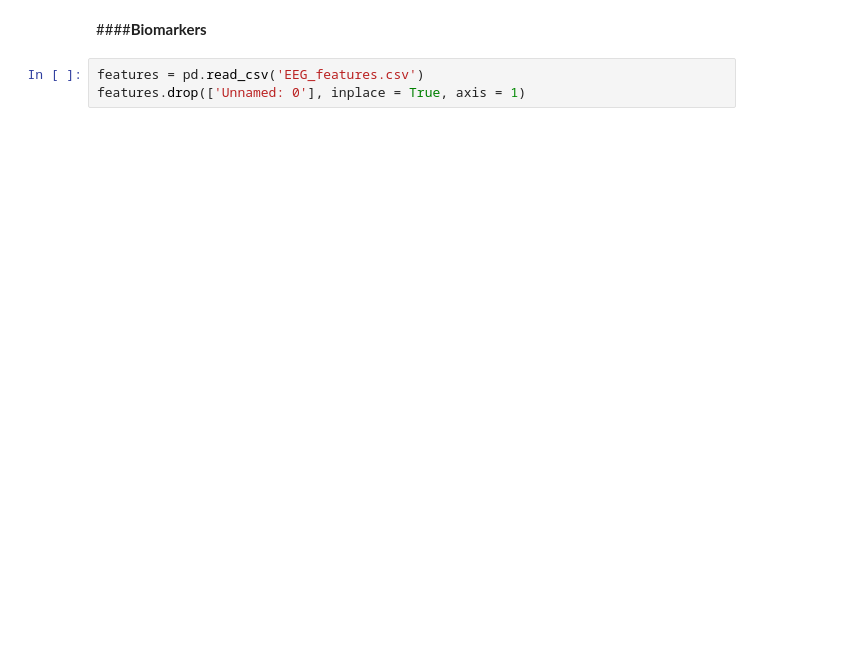
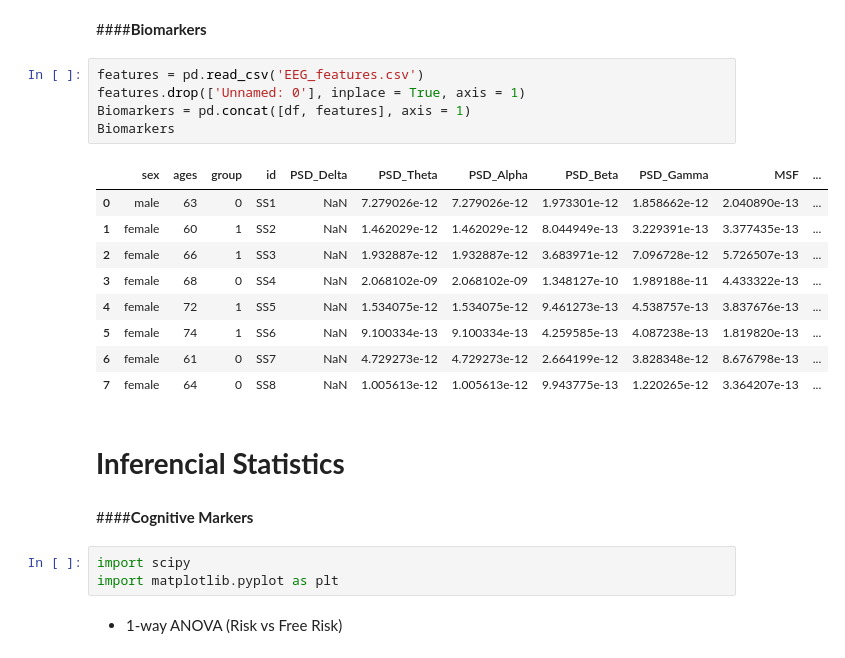
Before and after one commit to Sirabhop/Preclinical-AD-EEG-classification, a Jupyter notebook: Data_Analysis.ipynb, the cells around one changed output. Cells and saved outputs as stored; diff of their text form; blank space fills up the shorter version.

```diff
--- a/Data_Analysis.ipynb
+++ b/Data_Analysis.ipynb
@@ -62,3 +60,24 @@ CogMarkers
 # %%
 features = pd.read_csv('EEG_features.csv')
 features.drop(['Unnamed: 0'], inplace = True, axis = 1)
+Biomarkers = pd.concat([df, features], axis = 1)
+Biomarkers
+# %% [output]
+|  | sex | ages | group | id | PSD_Delta | PSD_Theta | PSD_Alpha | PSD_Beta | PSD_Gamma | MSF | ... |
+| 0 | male | 63 | 0 | SS1 | NaN | 7.279026e-12 | 7.279026e-12 | 1.973301e-12 | 1.858662e-12 | 2.040890e-13 | ... |
+| 1 | female | 60 | 1 | SS2 | NaN | 1.462029e-12 | 1.462029e-12 | 8.044949e-13 | 3.229391e-13 | 3.377435e-13 | ... |
+| 2 | female | 66 | 1 | SS3 | NaN | 1.932887e-12 | 1.932887e-12 | 3.683971e-12 | 7.096728e-12 | 5.726507e-13 | ... |
+| 3 | female | 68 | 0 | SS4 | NaN | 2.068102e-09 | 2.068102e-09 | 1.348127e-10 | 1.989188e-11 | 4.433322e-13 | ... |
+| 4 | female | 72 | 1 | SS5 | NaN | 1.534075e-12 | 1.534075e-12 | 9.461273e-13 | 4.538757e-13 | 3.837676e-13 | ... |
+| 5 | female | 74 | 1 | SS6 | NaN | 9.100334e-13 | 9.100334e-13 | 4.259585e-13 | 4.087238e-13 | 1.819820e-13 | ... |
+| 6 | female | 61 | 0 | SS7 | NaN | 4.729273e-12 | 4.729273e-12 | 2.664199e-12 | 3.828348e-12 | 8.676798e-13 | ... |
+| 7 | female | 64 | 0 | SS8 | NaN | 1.005613e-12 | 1.005613e-12 | 9.943775e-13 | 1.220265e-12 | 3.364207e-13 | ... |
+# %% [markdown]
+# **Inferencial Statistics**
+# %% [markdown]
+####**Cognitive Markers**
+# %%
+import scipy
+import matplotlib.pyplot as plt
+# %% [markdown]
+* 1-way ANOVA (Risk vs Free Risk)
```
Also changed, not shown: parts of 7 cells of this notebook.
